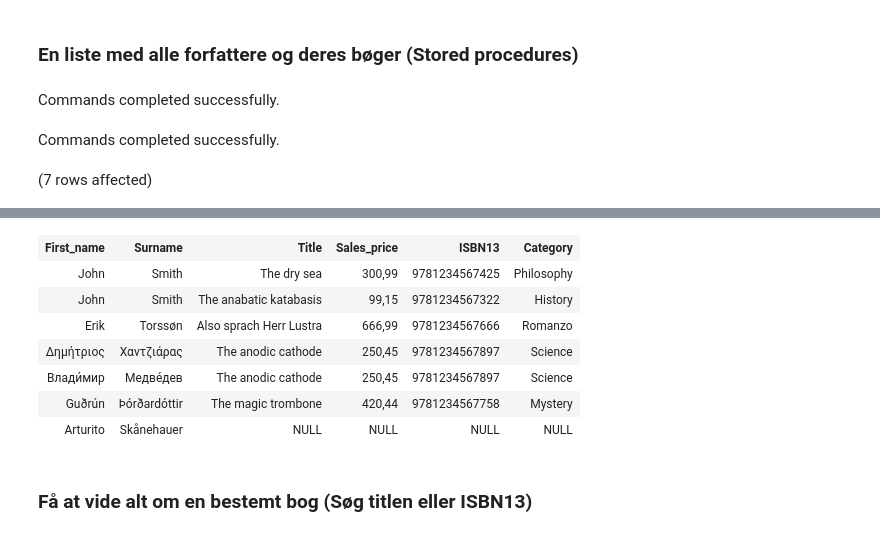
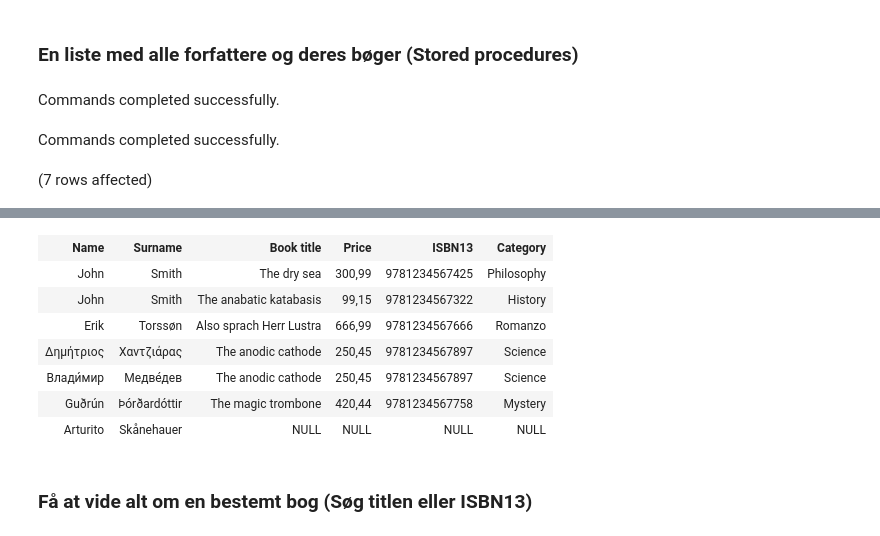
Before and after one commit to newton0182/SQL_Fanzy, a Jupyter notebook: fancy-opgave.ipynb, the cells around one changed output, grey strips where cells are left out. Saved outputs shown, nothing was run; the diff lists cells and outputs as text; code cells hidden in the pictures.

```diff
--- a/fancy-opgave.ipynb
+++ b/fancy-opgave.ipynb
@@ -348,9 +349,10 @@ WHERE SPECIFIC_SCHEMA = N'dbo'
 DROP PROCEDURE dbo.stp_getallforfattere
 GO
 
+-- Create a new stored procedure
 CREATE PROCEDURE stp_getallforfattere
 AS
-    SELECT First_name, Surname, Title, Sales_price, ISBN13, Category
+    SELECT First_name AS [Name], Surname, Title AS [Book title], Sales_price AS [Price], ISBN13, Category
     FROM bogogforfatter
     JOIN bog ON bog.ID = bogogforfatter.BogID
     JOIN Kategori ON Kategori.ID = bog.CategoryID
@@ -366,4 +368,4 @@ Total execution time: 00:00:00.004
-| First_name | Surname | Title | Sales_price | ISBN13 | Category |
+| Name | Surname | Book title | Price | ISBN13 | Category |
 | John | Smith | The dry sea | 300,99 | 9781234567425 | Philosophy |
 | John | Smith | The anabatic katabasis | 99,15 | 9781234567322 | History |
 | Erik | Torssøn | Also sprach Herr Lustra | 666,99 | 9781234567666 | Romanzo |
```
Also changed, not shown: parts of 13 cells of this notebook, 1 other file.
